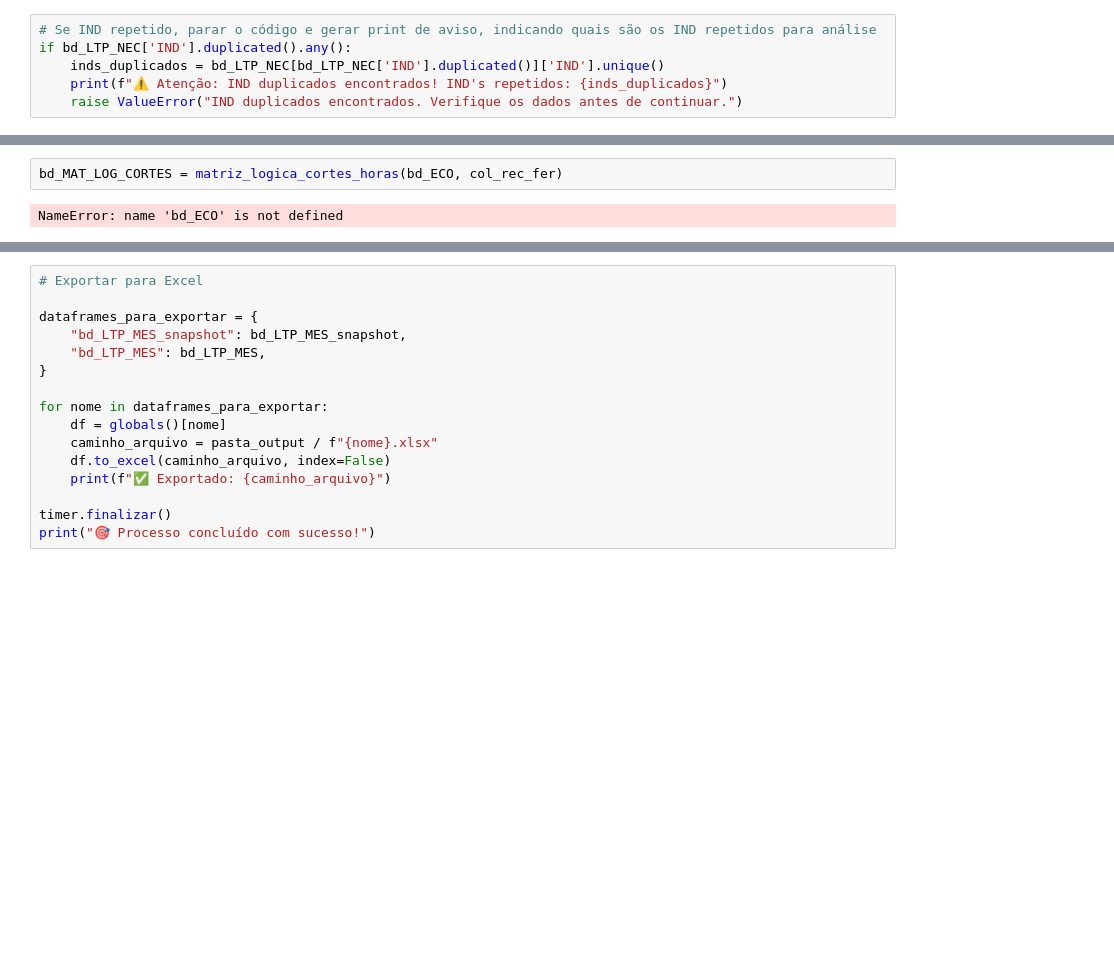
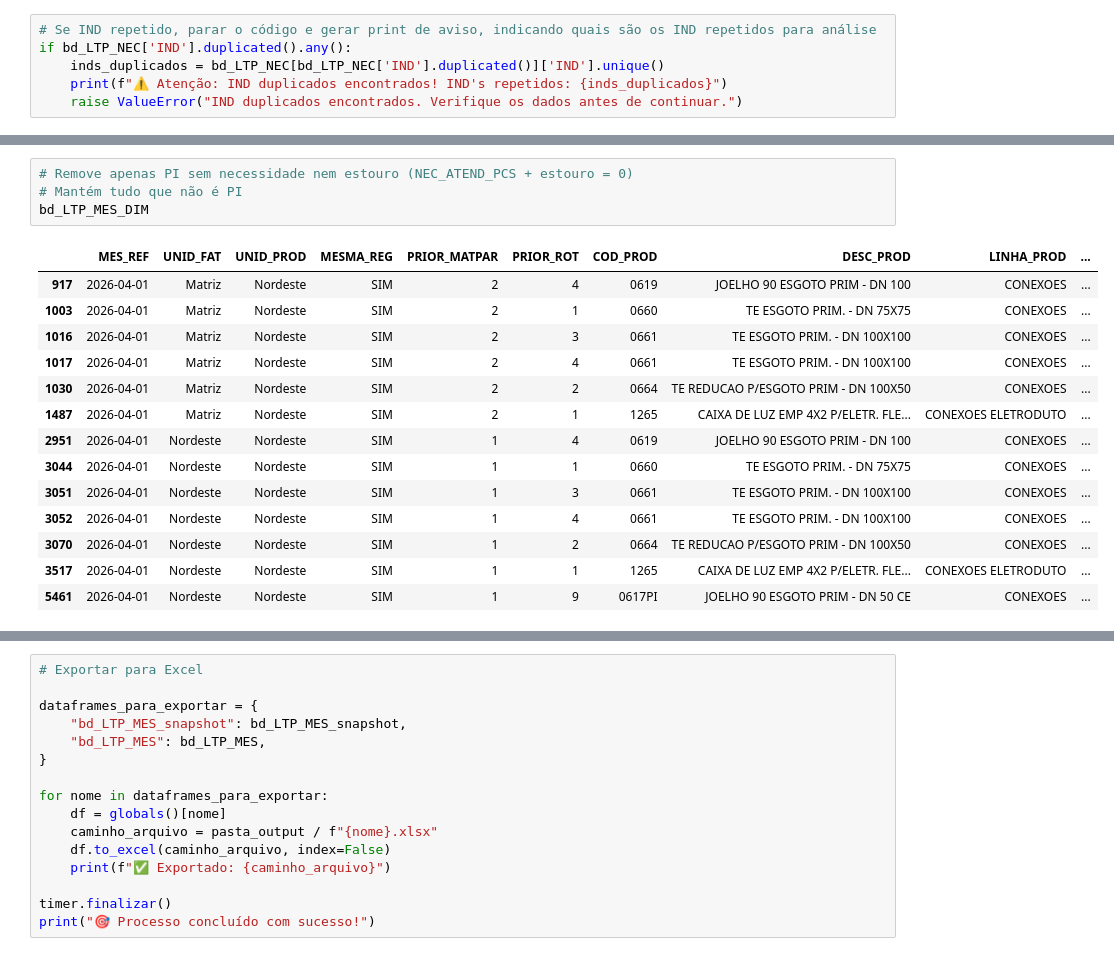
Before and after one commit to OtavioBedin/LTP, a Jupyter notebook: 00_SCRIPTS/01_PROCESSAR_LTP.ipynb, the cells around one changed output, grey strips where cells are left out. Saved outputs shown, nothing was run; the diff lists cells and outputs as text; blank space fills up the shorter version.

Commit message:
Comitando devido a problemas com o VSCode e medo de perder tudo

```diff
--- a/00_SCRIPTS/01_PROCESSAR_LTP.ipynb
+++ b/00_SCRIPTS/01_PROCESSAR_LTP.ipynb
@@ -1784,4 +1343,19 @@ if logs_cortes:
-# %%
-bd_MAT_LOG_CORTES = matriz_logica_cortes_horas(bd_ECO, col_rec_fer)
-# %% [output]
-NameError: name 'bd_ECO' is not defined
+# %%
+# Remove apenas PI sem necessidade nem estouro (NEC_ATEND_PCS + estouro = 0)
+# Mantém tudo que não é PI
+bd_LTP_MES_DIM
+# %% [output]
+|  | MES_REF | UNID_FAT | UNID_PROD | MESMA_REG | PRIOR_MATPAR | PRIOR_ROT | COD_PROD | DESC_PROD | LINHA_PROD | ... |
+| 917 | 2026-04-01 | Matriz | Nordeste | SIM | 2 | 4 | 0619 | JOELHO 90 ESGOTO PRIM - DN 100 | CONEXOES | ... |
+| 1003 | 2026-04-01 | Matriz | Nordeste | SIM | 2 | 1 | 0660 | TE ESGOTO PRIM. - DN 75X75 | CONEXOES | ... |
+| 1016 | 2026-04-01 | Matriz | Nordeste | SIM | 2 | 3 | 0661 | TE ESGOTO PRIM. - DN 100X100 | CONEXOES | ... |
+| 1017 | 2026-04-01 | Matriz | Nordeste | SIM | 2 | 4 | 0661 | TE ESGOTO PRIM. - DN 100X100 | CONEXOES | ... |
+| 1030 | 2026-04-01 | Matriz | Nordeste | SIM | 2 | 2 | 0664 | TE REDUCAO P/ESGOTO PRIM - DN 100X50 | CONEXOES | ... |
+| 1487 | 2026-04-01 | Matriz | Nordeste | SIM | 2 | 1 | 1265 | CAIXA DE LUZ EMP 4X2 P/ELETR. FLE... | CONEXOES ELETRODUTO | ... |
+| 2951 | 2026-04-01 | Nordeste | Nordeste | SIM | 1 | 4 | 0619 | JOELHO 90 ESGOTO PRIM - DN 100 | CONEXOES | ... |
+| 3044 | 2026-04-01 | Nordeste | Nordeste | SIM | 1 | 1 | 0660 | TE ESGOTO PRIM. - DN 75X75 | CONEXOES | ... |
+| 3051 | 2026-04-01 | Nordeste | Nordeste | SIM | 1 | 3 | 0661 | TE ESGOTO PRIM. - DN 100X100 | CONEXOES | ... |
+| 3052 | 2026-04-01 | Nordeste | Nordeste | SIM | 1 | 4 | 0661 | TE ESGOTO PRIM. - DN 100X100 | CONEXOES | ... |
+| 3070 | 2026-04-01 | Nordeste | Nordeste | SIM | 1 | 2 | 0664 | TE REDUCAO P/ESGOTO PRIM - DN 100X50 | CONEXOES | ... |
+| 3517 | 2026-04-01 | Nordeste | Nordeste | SIM | 1 | 1 | 1265 | CAIXA DE LUZ EMP 4X2 P/ELETR. FLE... | CONEXOES ELETRODUTO | ... |
+| 5461 | 2026-04-01 | Nordeste | Nordeste | SIM | 1 | 9 | 0617PI | JOELHO 90 ESGOTO PRIM - DN 50 CE | CONEXOES | ... |
```
Also changed, not shown: parts of 16 cells of this notebook, 1 other file.
